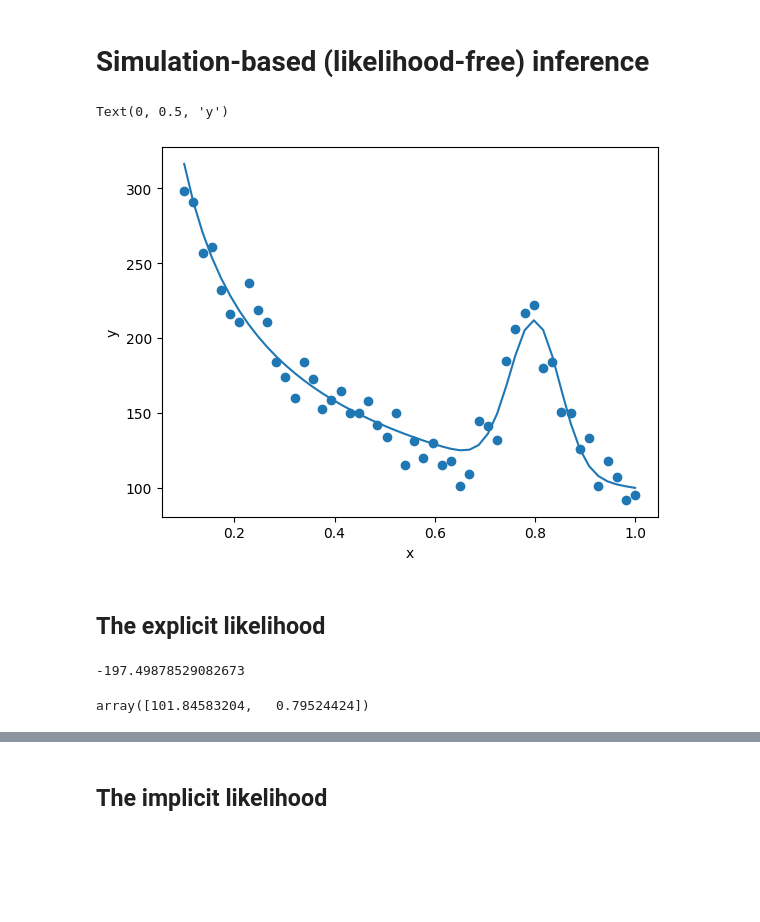
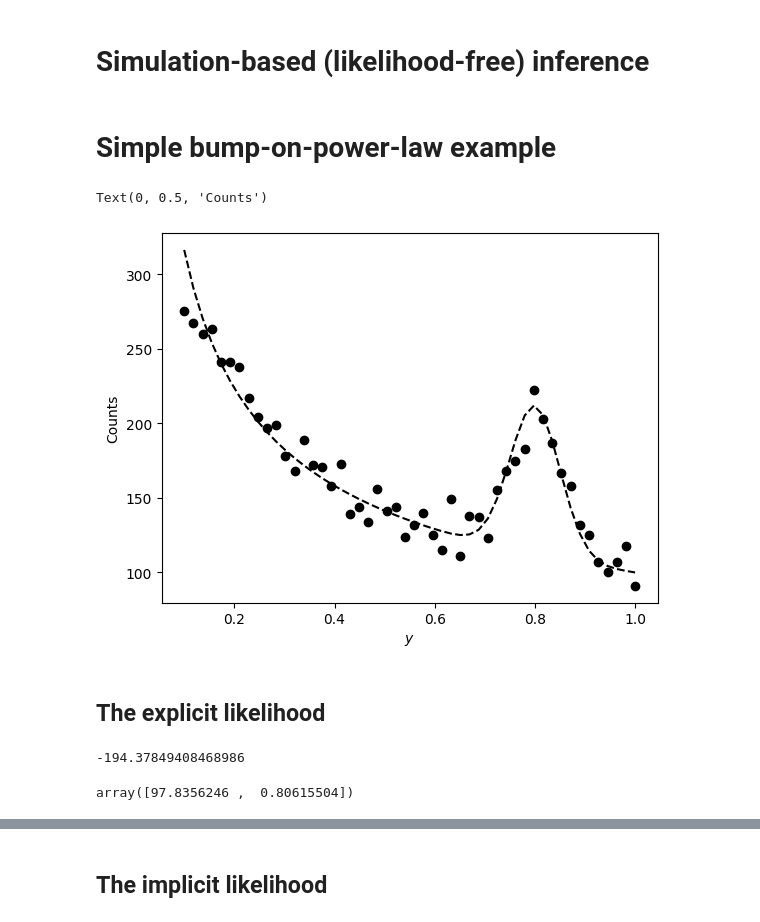
Before and after one commit to smsharma/sbi-lecture-mit, a Jupyter notebook: tutorial.ipynb, the cells around one changed output, grey strips where cells are left out. Drawn from its saved outputs; the diff is of its cells as text; code cells hidden in the pictures; blank space fills up the shorter version.

```diff
--- a/tutorial.ipynb
+++ b/tutorial.ipynb
@@ -8,41 +14,46 @@ import matplotlib.pyplot as plt
 # %% [markdown]
 # Simulation-based (likelihood-free) inference
+# %% [markdown]
+# Simple bump-on-power-law example
 # %%
-def bump_forward_model(x, amp_s, mu_s, std_s, amp_b, exp_b):
+def bump_forward_model(y, amp_s, mu_s, std_s, amp_b, exp_b):
+    """ Forward model for a Gaussian bump (amp_s, mu_s, std_s) on top of a power-law background (amp_b, exp_b).
+    """
+    x_b = amp_b * (y ** exp_b)  # Power-law background
+    x_s = amp_s * np.exp(-((y - mu_s) ** 2) / (2 * std_s ** 2))  # Gaussian signal
 
-    y_b = amp_b * (x ** exp_b)
-    y_s = amp_s * np.exp(-((x - mu_s) ** 2) / (2 * std_s ** 2))
+    x = x_b + x_s  # Total mean signal
 
-    y = y_b + y_s
+    return x
 
-    return y
+y = np.linspace(0.1, 1, 50)  # Dependent variable
 
-x = np.linspace(0.1, 1, 50)
-y_mu = bump_forward_model(x,
+# Mean expected counts
+x_mu = bump_forward_model(y,
                     amp_s=100, mu_s=0.8, std_s=0.05,  # Signal params
                     amp_b=100, exp_b=-0.5)  # Background params
 
-y = np.random.poisson(y_mu)
+# Realized counts
+x = np.random.poisson(x_mu)
 
-plt.plot(x, y_mu)
-plt.scatter(x, y)
+# Plot
+plt.plot(y, x_mu, color='k', ls='--')
+plt.scatter(y, x, color='k')
 
-plt.xlabel("x")
-plt.ylabel("y")
+plt.xlabel("$y$")
+plt.ylabel("Counts")
 # %% [output]
-Text(0, 0.5, 'y')
+Text(0, 0.5, 'Counts')
-[figure, old version]
+[figure, new version]
 # %% [markdown]
 ## The explicit likelihood
 # %%
-from scipy.stats import poisson
+def log_like(theta, y, x):
+    amp_s, mu_s, std_s, amp_b, exp_b = theta
+    mu = bump_forward_model(y, amp_s, mu_s, std_s, amp_b, exp_b)
+    return poisson.logpmf(x, mu).sum()
 
-def log_like(params, x, y):
-    amp_s, mu_s, std_s, amp_b, exp_b = params
-    mu = bump_forward_model(x, amp_s, mu_s, std_s, amp_b, exp_b)
-    return poisson.logpmf(y, mu).sum()
-
-log_like([100, 0.8, 0.05, 100, -0.5], x, y)
+log_like([100, 0.8, 0.05, 100, -0.5], y, x)
 # %% [output]
--197.49878529082673
+-194.37849408468986
 # %%
@@ -54,8 +65,7 @@ def log_like_sig(params, x, y):
 # %%
-from scipy.optimize import minimize
 
-opt = minimize(lambda params: -log_like_sig(params, x, y), x0=[1, 1])
+opt = minimize(lambda thetas: -log_like_sig(thetas, y, x), x0=[1, 1])
 opt.x
 # %% [output]
-array([101.84583204,   0.79524424])
+array([97.8356246 ,  0.80615504])
 # %%
```
Also changed, not shown: parts of 37 cells of this notebook.
